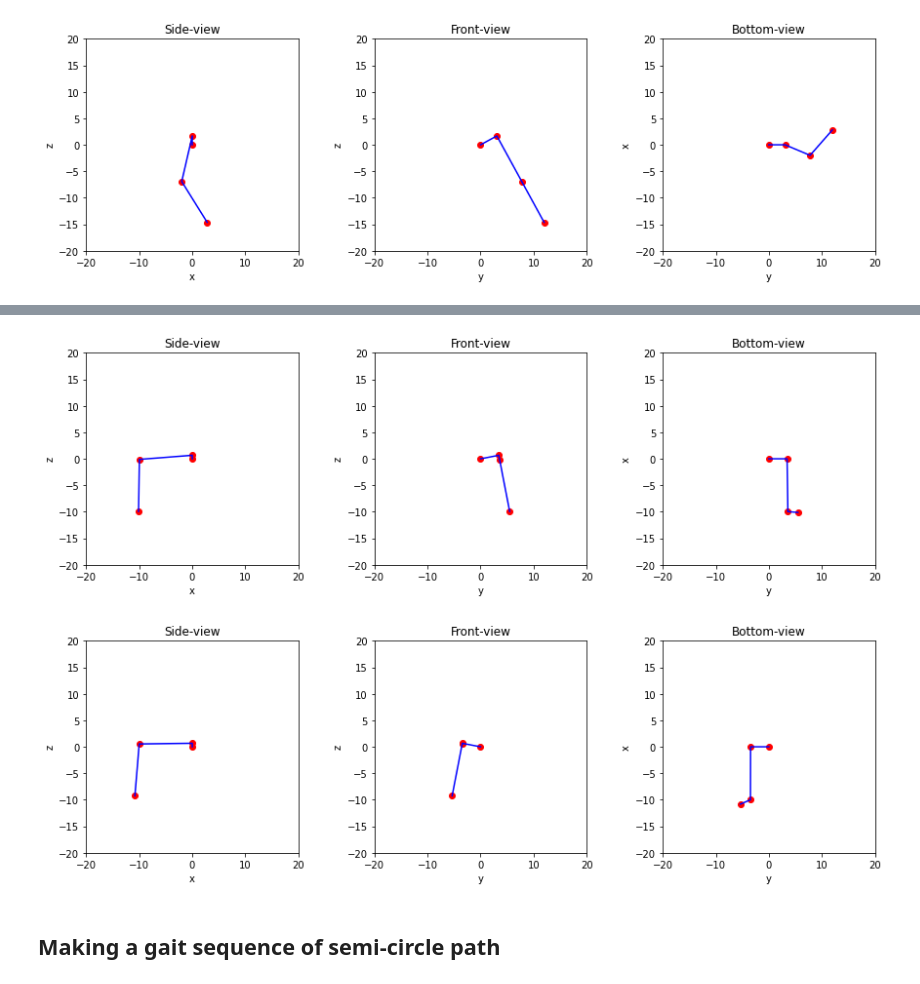
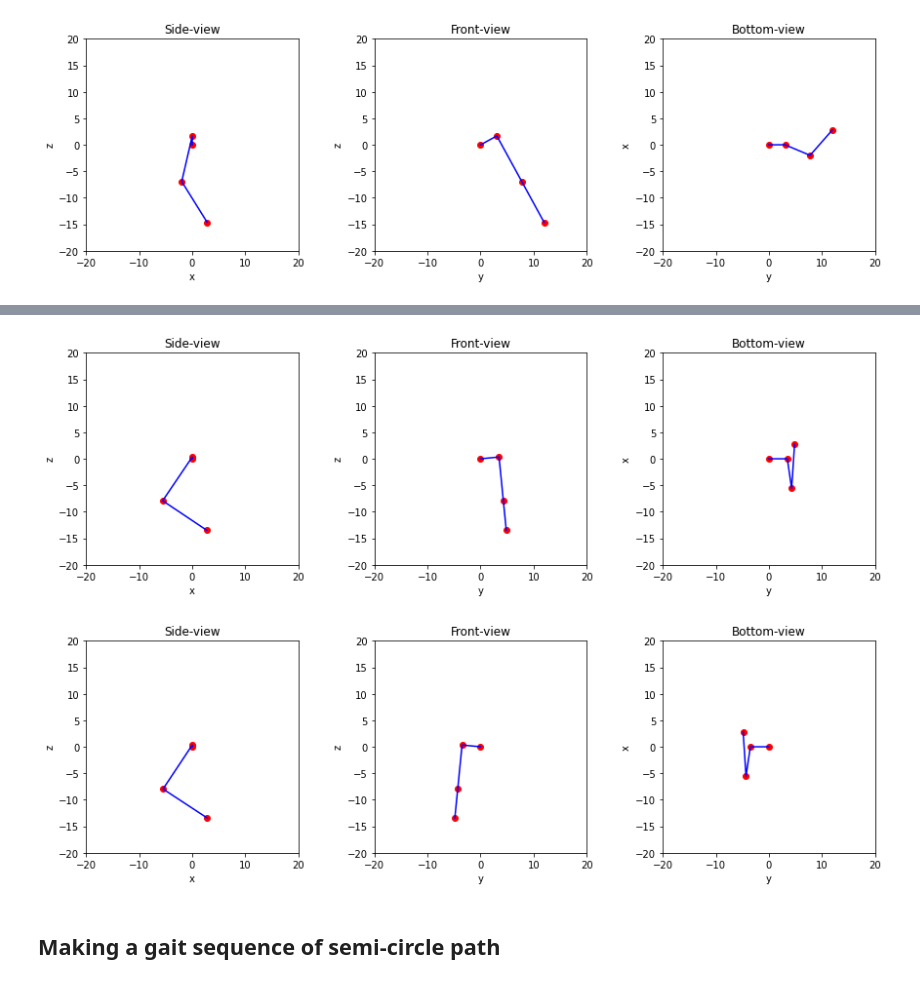
Before and after one commit to QronkOxford/Qronk, a Jupyter notebook: notebooks/kinematics.ipynb, the cells around one changed output, grey strips where cells are left out. Drawn from its saved outputs; the diff is of its cells as text; code cells hidden in the pictures.

Commit message:
Update kinematics

```diff
--- a/notebooks/kinematics.ipynb
+++ b/notebooks/kinematics.ipynb
@@ -275,37 +275,37 @@ def inverseKinematicsRight(Je):
     y = -y
 
     # Find th1 by considering the front view of the leg
     d1yz = sqrt(y**2 + z**2)
     a1 = abs(arccos(L1 / d1yz))
     a2 = arctan2(z, y)
     th1 = -(a1 + a2)
 
     # Find the required lengths from the 3D view
     d1xyz = sqrt(x**2 + y**2 + z**2)
     d2 = sqrt(d1xyz**2 - L1**2)
     x_A, y_A, z_A = 0, L1*cos(th1), L1*sin(th1)
 
     # Find the required angle by considering the side view of the leg
     a3 = arctan2((x_A - x), (z_A - z))
 
     # Find th2 th3 by considering the plane of lower/upper leg
     a4 = (d2**2 + L2**2 - L3**2)/(2*d2*L2)
     th2 = a3 + a4
     th3 = -2*a4
 
     return th1, th2, th3
 
 
 # Confirm that all left and right kinematics work correctly
-th1, th2, th3 = inverseKinematicsLeft((-10, 5.5, -10))
+th1, th2, th3 = inverseKinematicsLeft((3, 5, -15))
 plotLeg(forwardKinematicsLeft(th1, th2, th3))
 
 
-th1, th2, th3 = inverseKinematicsRight((-10, -5.5, -10))
+th1, th2, th3 = inverseKinematicsRight((3, -5, -15))
 plotLeg(forwardKinematicsRight(th1, th2, th3))
 # %% [output]
-[figure, old version]
+[figure, new version]
-[figure, old version]
+[figure, new version]
 # %% [markdown]
 ## Making a gait sequence of semi-circle path
 # %%
```
Also changed, not shown: 1 other file.
